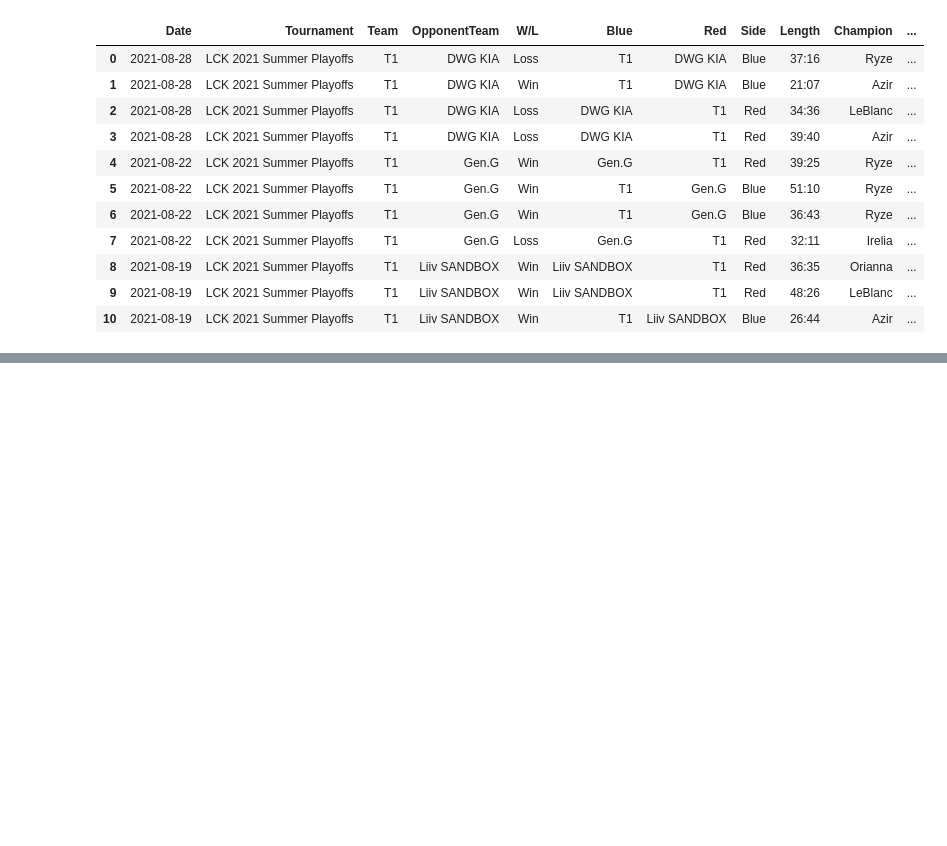
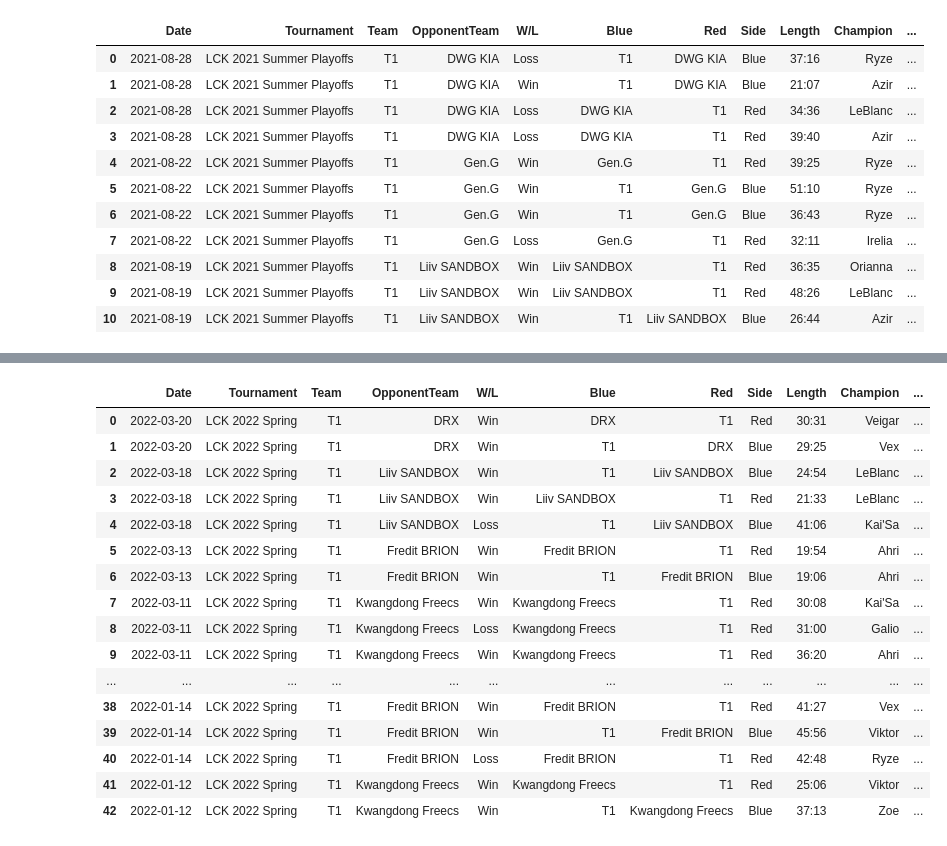
Before and after one commit to benbielin/lol-esports-stats, a Jupyter notebook: faker-stats.ipynb, the cells around one changed output, grey strips where cells are left out. Drawn from its saved outputs; the diff is of its cells as text; code cells hidden in the pictures; blank space fills up the shorter version.

Commit message:
Kaggle Notebook | Faker Stats | Version 20 | 09/21/22

```diff
--- a/faker-stats.ipynb
+++ b/faker-stats.ipynb
@@ -1519,3 +1519,26 @@ faker_2021_worlds
 | 13 | 2021-10-11 | Worlds 2021 Main Event | T1 | DetonatioN FocusMe | Win | T1 | DetonatioN FocusMe | Blue | 19:53 | Azir | ... |
 # %%
 faker_2021_worlds.to_csv('faker_2021_worlds.csv')
+# %%
+url = 'https://lol.fandom.com/wiki/Special:RunQuery/MatchHistoryPlayer?MHP%5Bpreload%5D=Player&MHP%5Btournament%5D=LCK%2F2022+Season%2FSpring+Season&MHP%5Blink%5D=Faker&_run='
+table=get_html_table(url)
+faker_2022_spring = get_tournament_df(table)
+faker_2022_spring
+# %% [output]
+|  | Date | Tournament | Team | OpponentTeam | W/L | Blue | Red | Side | Length | Champion | ... |
+| 0 | 2022-03-20 | LCK 2022 Spring | T1 | DRX | Win | DRX | T1 | Red | 30:31 | Veigar | ... |
+| 1 | 2022-03-20 | LCK 2022 Spring | T1 | DRX | Win | T1 | DRX | Blue | 29:25 | Vex | ... |
+| 2 | 2022-03-18 | LCK 2022 Spring | T1 | Liiv SANDBOX | Win | T1 | Liiv SANDBOX | Blue | 24:54 | LeBlanc | ... |
+| 3 | 2022-03-18 | LCK 2022 Spring | T1 | Liiv SANDBOX | Win | Liiv SANDBOX | T1 | Red | 21:33 | LeBlanc | ... |
+| 4 | 2022-03-18 | LCK 2022 Spring | T1 | Liiv SANDBOX | Loss | T1 | Liiv SANDBOX | Blue | 41:06 | Kai'Sa | ... |
+| 5 | 2022-03-13 | LCK 2022 Spring | T1 | Fredit BRION | Win | Fredit BRION | T1 | Red | 19:54 | Ahri | ... |
+| 6 | 2022-03-13 | LCK 2022 Spring | T1 | Fredit BRION | Win | T1 | Fredit BRION | Blue | 19:06 | Ahri | ... |
+| 7 | 2022-03-11 | LCK 2022 Spring | T1 | Kwangdong Freecs | Win | Kwangdong Freecs | T1 | Red | 30:08 | Kai'Sa | ... |
+| 8 | 2022-03-11 | LCK 2022 Spring | T1 | Kwangdong Freecs | Loss | Kwangdong Freecs | T1 | Red | 31:00 | Galio | ... |
+| 9 | 2022-03-11 | LCK 2022 Spring | T1 | Kwangdong Freecs | Win | Kwangdong Freecs | T1 | Red | 36:20 | Ahri | ... |
+| ... | ... | ... | ... | ... | ... | ... | ... | ... | ... | ... | ... |
+| 38 | 2022-01-14 | LCK 2022 Spring | T1 | Fredit BRION | Win | Fredit BRION | T1 | Red | 41:27 | Vex | ... |
+| 39 | 2022-01-14 | LCK 2022 Spring | T1 | Fredit BRION | Win | T1 | Fredit BRION | Blue | 45:56 | Viktor | ... |
+| 40 | 2022-01-14 | LCK 2022 Spring | T1 | Fredit BRION | Loss | Fredit BRION | T1 | Red | 42:48 | Ryze | ... |
+| 41 | 2022-01-12 | LCK 2022 Spring | T1 | Kwangdong Freecs | Win | Kwangdong Freecs | T1 | Red | 25:06 | Viktor | ... |
+| 42 | 2022-01-12 | LCK 2022 Spring | T1 | Kwangdong Freecs | Win | T1 | Kwangdong Freecs | Blue | 37:13 | Zoe | ... |
```
Also changed, not shown: parts of 10 cells of this notebook.
